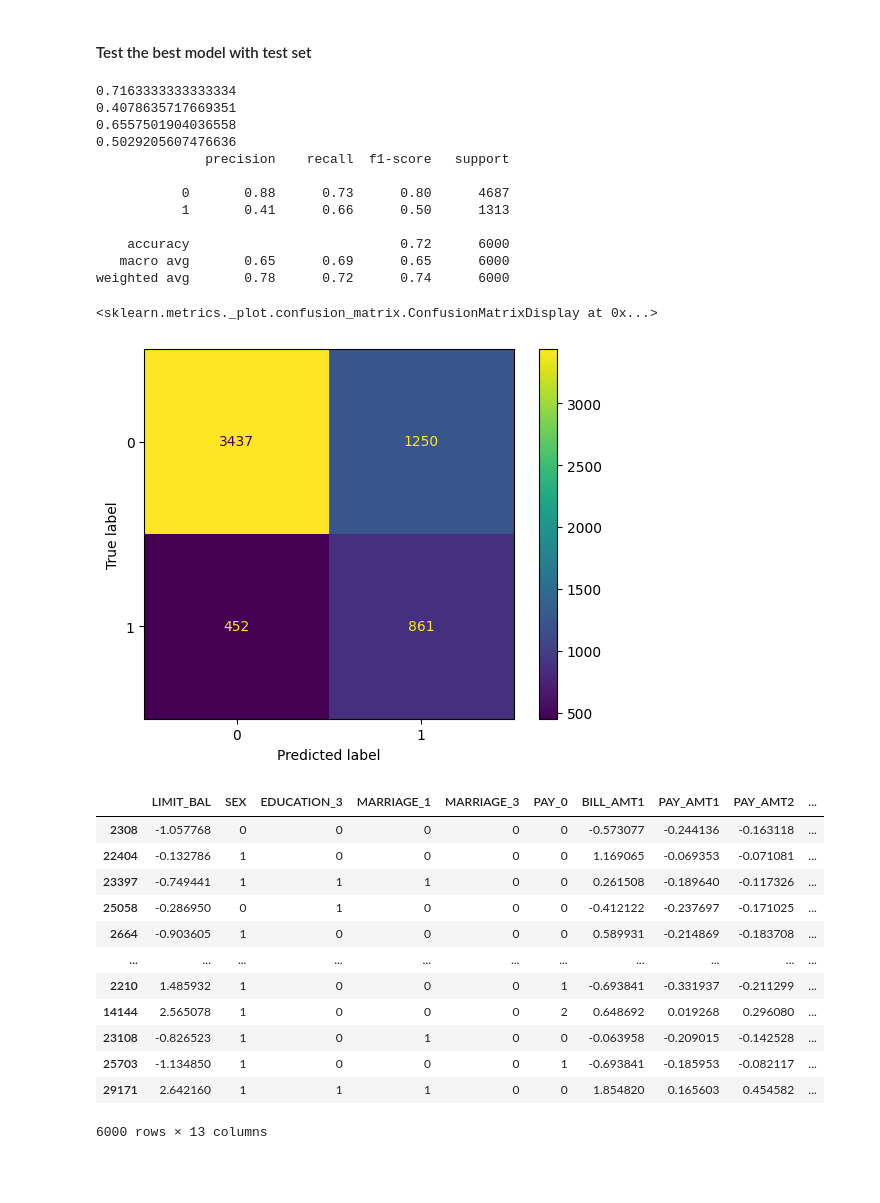
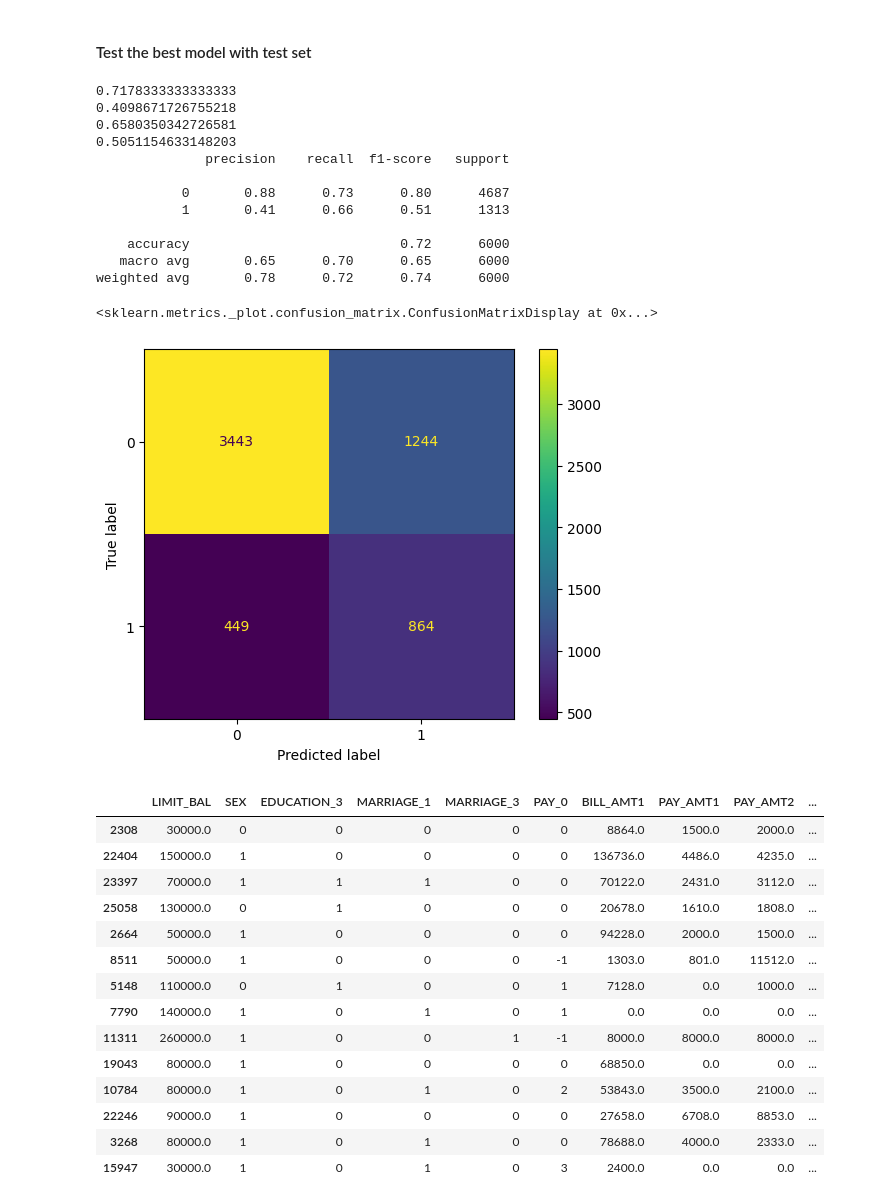
Before and after one commit to thamakornk-ait/BIA_project, a Jupyter notebook: model_with_feature-selection_one-hot/default_credit_card_model_with_downsampling.ipynb, the cells around one changed output. Drawn from its saved outputs; the diff is of its cells as text; code cells hidden in the pictures; blank space fills up the shorter version.

```diff
--- a/model_with_feature-selection_one-hot/default_credit_card_model_with_downsampling.ipynb
+++ b/model_with_feature-selection_one-hot/default_credit_card_model_with_downsampling.ipynb
@@ -302,7 +292,7 @@ scaled_feature = ['LIMIT_BAL', 'BILL_AMT1', 'PAY_AMT1',
 
 scaler = StandardScaler()
 X_train[scaled_feature] = scaler.fit_transform(X_train[scaled_feature])
-X_test[scaled_feature]  = scaler.transform(X_test[scaled_feature])
+X_test_scaled[scaled_feature]  = scaler.transform(X_test_scaled[scaled_feature])
 # %%
 X_train
 # %% [output]
@@ -560,13 +550,14 @@ From the performance table, we can conclude that random forest with downsampling
 from sklearn.metrics import accuracy_score, precision_score, recall_score, f1_score
 
 from sklearn.metrics import classification_report
+import joblib
 
 
 from sklearn.metrics import confusion_matrix, ConfusionMatrixDisplay
 
 # load a model from MLflow
 model = joblib.load('model_with_downsampling/best_random_forest_model.pkl')
-ypred = model.predict(X_test)
+ypred = model.predict(X_test_scaled)
 
 print(accuracy_score(y_test, ypred))
 print(precision_score(y_test, ypred))
@@ -582,34 +573,36 @@ cmp = ConfusionMatrixDisplay(cm, display_labels=[0, 1])
 
 cmp.plot()
 # %% [output]
-0.7163333333333334
-0.4078635717669351
-0.6557501904036558
-0.5029205607476636
+0.7178333333333333
+0.4098671726755218
+0.6580350342726581
+0.5051154633148203
               precision    recall  f1-score   support
 
            0       0.88      0.73      0.80      4687
-           1       0.41      0.66      0.50      1313
+           1       0.41      0.66      0.51      1313
 
     accuracy                           0.72      6000
-   macro avg       0.65      0.69      0.65      6000
+   macro avg       0.65      0.70      0.65      6000
 weighted avg       0.78      0.72      0.74      6000
 <sklearn.metrics._plot.confusion_matrix.ConfusionMatrixDisplay at 0x...>
 [figure]
 # %%
-X_test
+X_test.head(14)
 # %% [output]
 |  | LIMIT_BAL | SEX | EDUCATION_3 | MARRIAGE_1 | MARRIAGE_3 | PAY_0 | BILL_AMT1 | PAY_AMT1 | PAY_AMT2 | ... |
-| 2308 | -1.057768 | 0 | 0 | 0 | 0 | 0 | -0.573077 | -0.244136 | -0.163118 | ... |
-| 22404 | -0.132786 | 1 | 0 | 0 | 0 | 0 | 1.169065 | -0.069353 | -0.071081 | ... |
-| 23397 | -0.749441 | 1 | 1 | 1 | 0 | 0 | 0.261508 | -0.189640 | -0.117326 | ... |
-| 25058 | -0.286950 | 0 | 1 | 0 | 0 | 0 | -0.412122 | -0.237697 | -0.171025 | ... |
-| 2664 | -0.903605 | 1 | 0 | 0 | 0 | 0 | 0.589931 | -0.214869 | -0.183708 | ... |
-| ... | ... | ... | ... | ... | ... | ... | ... | ... | ... | ... |
-| 2210 | 1.485932 | 1 | 0 | 0 | 0 | 1 | -0.693841 | -0.331937 | -0.211299 | ... |
-| 14144 | 2.565078 | 1 | 0 | 0 | 0 | 2 | 0.648692 | 0.019268 | 0.296080 | ... |
-| 23108 | -0.826523 | 1 | 0 | 1 | 0 | 0 | -0.063958 | -0.209015 | -0.142528 | ... |
-| 25703 | -1.134850 | 1 | 0 | 0 | 0 | 1 | -0.693841 | -0.185953 | -0.082117 | ... |
-| 29171 | 2.642160 | 1 | 1 | 1 | 0 | 0 | 1.854820 | 0.165603 | 0.454582 | ... |
+| 2308 | 30000.0 | 0 | 0 | 0 | 0 | 0 | 8864.0 | 1500.0 | 2000.0 | ... |
+| 22404 | 150000.0 | 1 | 0 | 0 | 0 | 0 | 136736.0 | 4486.0 | 4235.0 | ... |
+| 23397 | 70000.0 | 1 | 1 | 1 | 0 | 0 | 70122.0 | 2431.0 | 3112.0 | ... |
+| 25058 | 130000.0 | 0 | 1 | 0 | 0 | 0 | 20678.0 | 1610.0 | 1808.0 | ... |
+| 2664 | 50000.0 | 1 | 0 | 0 | 0 | 0 | 94228.0 | 2000.0 | 1500.0 | ... |
+| 8511 | 50000.0 | 1 | 0 | 0 | 0 | -1 | 1303.0 | 801.0 | 11512.0 | ... |
+| 5148 | 110000.0 | 0 | 1 | 0 | 0 | 1 | 7128.0 | 0.0 | 1000.0 | ... |
+| 7790 | 140000.0 | 1 | 0 | 1 | 0 | 1 | 0.0 | 0.0 | 0.0 | ... |
+| 11311 | 260000.0 | 1 | 0 | 0 | 1 | -1 | 8000.0 | 8000.0 | 8000.0 | ... |
+| 19043 | 80000.0 | 1 | 0 | 0 | 0 | 0 | 68850.0 | 0.0 | 0.0 | ... |
+| 10784 | 80000.0 | 1 | 0 | 1 | 0 | 2 | 53843.0 | 3500.0 | 2100.0 | ... |
+| 22246 | 90000.0 | 1 | 0 | 0 | 0 | 0 | 27658.0 | 6708.0 | 8853.0 | ... |
+| 3268 | 80000.0 | 1 | 0 | 1 | 0 | 0 | 78688.0 | 4000.0 | 2333.0 | ... |
+| 15947 | 30000.0 | 1 | 0 | 1 | 0 | 3 | 2400.0 | 0.0 | 0.0 | ... |
-6000 rows × 13 columns
 # %%
```
Also changed, not shown: parts of 17 cells of this notebook, 4 other files.
